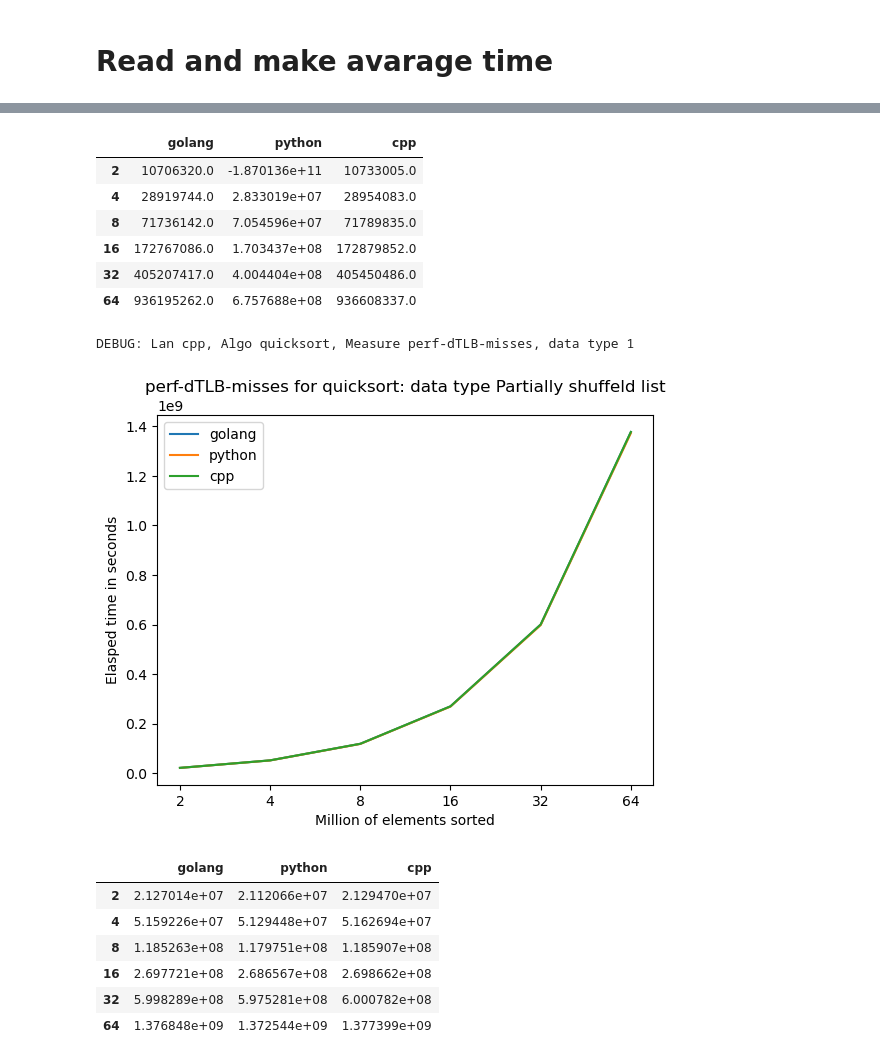
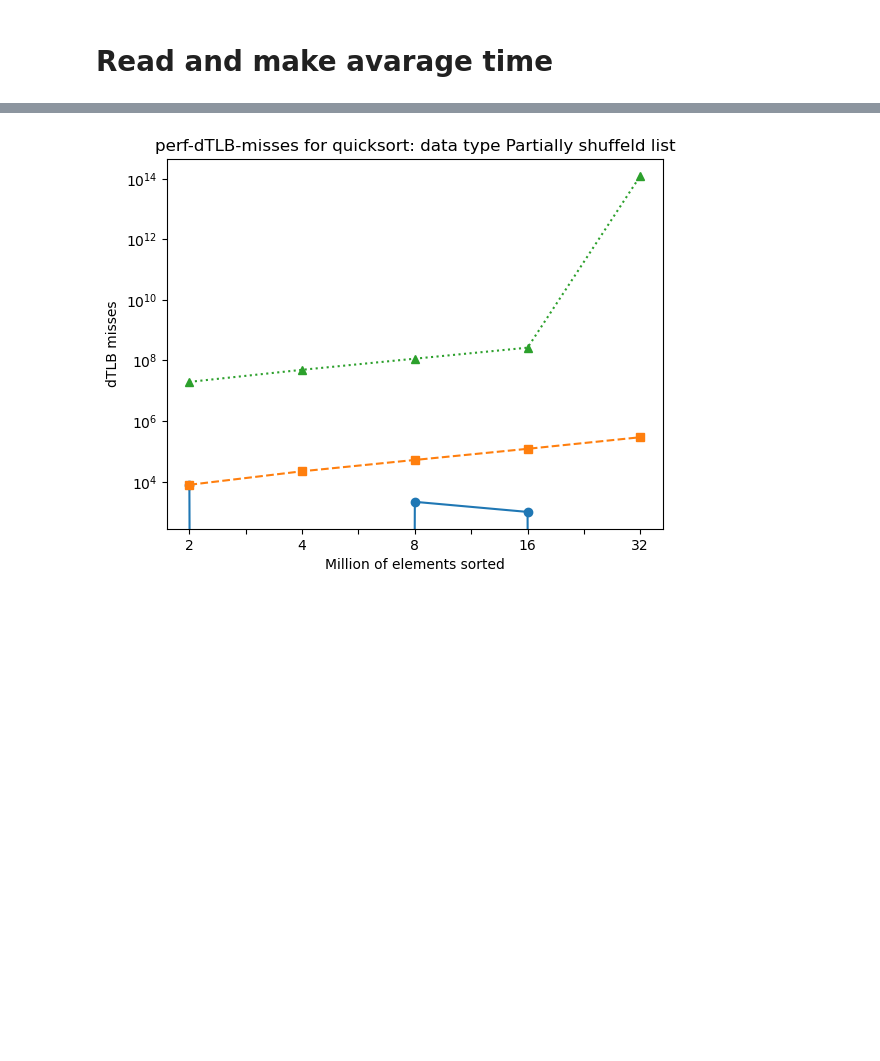
Before and after one commit to MaCoHa/C_S_P, a Jupyter notebook: Project2/Pandas/visualization.ipynb, the cells around one changed output, grey strips where cells are left out. Drawn from its saved outputs; the diff is of its cells as text; code cells hidden in the pictures; blank space fills up the shorter version.

Commit message:
graphs

```diff
--- a/Project2/Pandas/visualization.ipynb
+++ b/Project2/Pandas/visualization.ipynb
@@ -33,17 +33,18 @@ data
                         |
                         caceh-1.csv
 # %%
-test_folder_names = ["2024-04-23-19-53-22"]
+test_folder_names = ["2024-04-29-20-11-22-example"]
 
-test_languages = ["golang","python","cpp"]
+test_languages = ["golang","c_plus_plus","python"] #, "pypy" ,"cpython",]
 
 test_algorithm = ["mergesort","quicksort"]
 
 test_data_measurments = ["perf-dTLB-misses","perf-cache-miss","timings"]
 
-test_data_type = ["Full shuffeld list", "Partially shuffeld list", ]
+test_data_type = ["Full shuffeld list", "Partially shuffeld list", ] # "Reversed list", "Sorted list"]
 
 
-test_data_counter =  2 # number of different types of test data (sorted,mixed,...)
 
-test_repeats = 2
+test_repeats = 8
+
+base_dict = {}
@@ -53,7 +98,7 @@ test_repeats = 2
 
 for measurement in test_data_measurments:
 
-    for i in range(1,test_data_counter): # test data type
+    for i in range(1,len(test_data_type)): # test data type
 
 
         for algorithm in test_algorithm:
@@ -63,20 +108,18 @@ for measurement in test_data_measurments:
             for language in test_languages:
 
                 temp = []
-                df = pd.DataFrame({'2': [], '4': [], '8': [], '16': [], '32': [], '64': []})
+                df = pd.DataFrame({'2': [], '4': [], '8': [], '16': [], '32': []})#, '64': []})
 
                 for testnum in range(1,test_repeats+1):
 
-                    base_path = "../data/{}/base/{}/{}/{}-base.csv".format(test_folder_names[0], language, algorithm, measurement)
-                    base_file = pd.read_csv(base_path,header=None)
+
 
                     path = "../data/{}/test-{}/{}/{}/{}-{}.csv".format(test_folder_names[0], testnum, language, algorithm, measurement,i)
                     file = pd.read_csv(path,header=None)
-                    #print("DEBUG: Lan {}, Algo {}, Measure {}".format(language, algorithm, measurement))
-                    file.columns = ['2', '4', '8', '16', '32', '64']
-                    base_file.columns = ['2', '4', '8', '16', '32', '64']
+                    #print("DEBUG: Lan {}, Algo {}, {}, testnum: {}".format(language, algorithm, measurement,testnum))
+                    file.columns = ['2', '4', '8', '16', '32']#, '64']
 
-                    temp.append(file.sub(base_file))
+                    temp.append(file)
 
 
                 df = pd.concat(temp, ignore_index=True)
@@ -90,15 +133,45 @@ for measurement in test_data_measurments:
                 asd.insert(id,language, mean_df)
                 id += 1
 
+            # print("----------------")
+            # display(asd)
 
-            asd.plot()
-            print("DEBUG: Lan {}, Algo {}, Measure {}, data type {}".format(language, algorithm, measurement,i))
+            asd = asd.sub(base_dict[algorithm, measurement])
+            # display(asd)
+            # print("----------------")
+
+
+            # print("DEBUG: Lan {}, Algo {}, Measure {}, data type {}".format(language, algorithm, measurement,i))
+
+            colors = ['#1f77b4', '#ff7f0e', '#2ca02c', '#d62728']
+
+            line_styles = ['-', '--', ':', '-.']
+
+            marker_styles = ['o', 's', '^', 'D']
+
+
+            for x, column in enumerate(asd.columns):
+                asd[column].plot(color=colors[x], linestyle=line_styles[x], marker=marker_styles[x], label=column)
+
 
             plt.title("{} for {}: data type {}".format(measurement,algorithm,test_data_type[i]))
             plt.xlabel("Million of elements sorted")
-            plt.ylabel("Elasped time in seconds")
+
+            if(measurement == "perf-dTLB-misses"):
+                plt.ylabel("dTLB misses")
+                plt.yscale("log")
+            elif(measurement == "perf-cache-miss"):
+                plt.ylabel("cache misses")
+                plt.yscale("log")
+
+            elif(measurement == "timings"):
+                plt.ylabel("Elasped time in seconds")
+
+            else:
+                plt.ylabel(measurement)
+
+
             plt.show()
-            display(asd)
 
             del asd
 # %% [output]
@@ -107,16 +179 @@ DEBUG: Lan cpp, Algo mergesort, Measure perf-dTLB-misses, data type 1
-|  | golang | python | cpp |
-| 2 | 10706320.0 | -1.870136e+11 | 10733005.0 |
-| 4 | 28919744.0 | 2.833019e+07 | 28954083.0 |
-| 8 | 71736142.0 | 7.054596e+07 | 71789835.0 |
-| 16 | 172767086.0 | 1.703437e+08 | 172879852.0 |
-| 32 | 405207417.0 | 4.004404e+08 | 405450486.0 |
-| 64 | 936195262.0 | 6.757688e+08 | 936608337.0 |
-DEBUG: Lan cpp, Algo quicksort, Measure perf-dTLB-misses, data type 1
-[figure, old version]
+[figure, new version]
-|  | golang | python | cpp |
-| 2 | 2.127014e+07 | 2.112066e+07 | 2.129470e+07 |
-| 4 | 5.159226e+07 | 5.129448e+07 | 5.162694e+07 |
-| 8 | 1.185263e+08 | 1.179751e+08 | 1.185907e+08 |
-| 16 | 2.697721e+08 | 2.686567e+08 | 2.698662e+08 |
-| 32 | 5.998289e+08 | 5.975281e+08 | 6.000782e+08 |
-| 64 | 1.376848e+09 | 1.372544e+09 | 1.377399e+09 |
```
Also changed, not shown: parts of 3 cells of this notebook.
